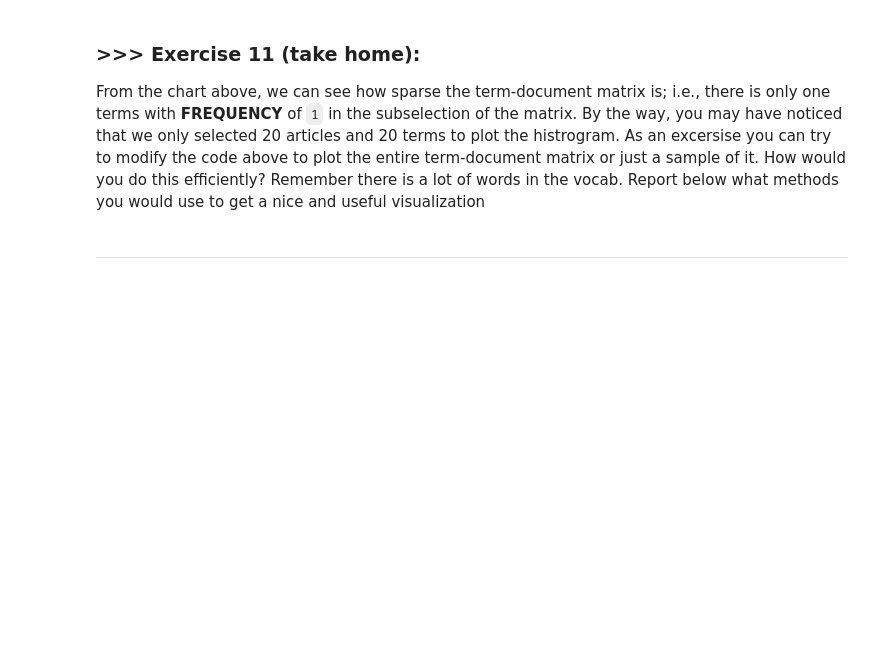
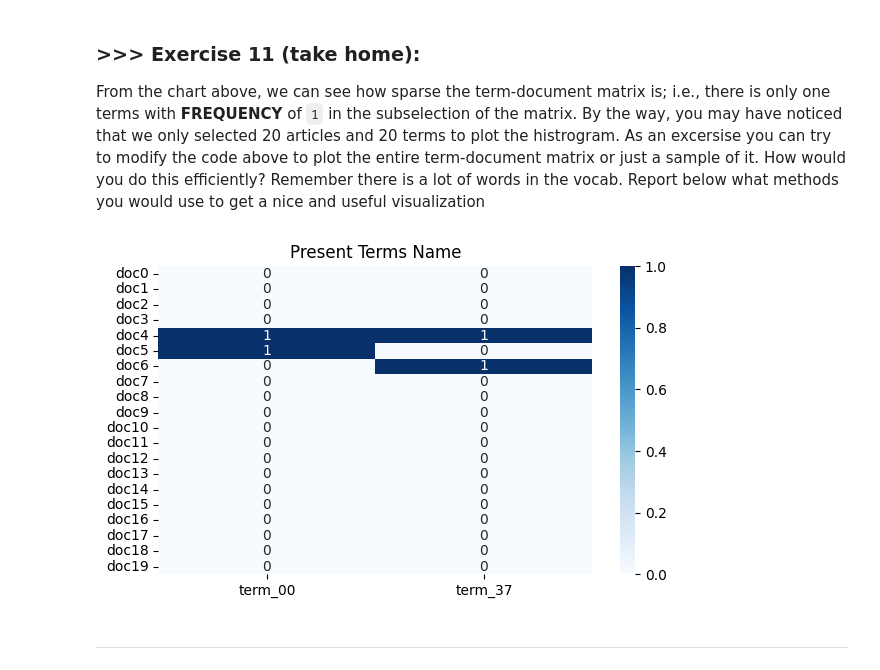
Before and after one commit to hsinyulin1323/DM2025-Lab1-Exercise, a Jupyter notebook: DM2025-Lab1-Master.ipynb, the cells around one changed output. Saved outputs shown, nothing was run; the diff lists cells and outputs as text; code cells hidden in the pictures; blank space fills up the shorter version.

```diff
--- a/DM2025-Lab1-Master.ipynb
+++ b/DM2025-Lab1-Master.ipynb
@@ -255,0 +232,5 @@ In this exercise, please print out the *text* data for the first three samples i
+# %%
+# Answer here
+for i in range(3):
+    print("Example", i+1)
+    print("\n".join(twenty_train.data[i].split("\n")))
@@ -1017,3 +1166,47 @@ From the chart above, we can see how sparse the term-document matrix is; i.e., t
+# %%
+# Answer here 嘗試了前50個詞
+"""
+我的思路：
+把plot_z矩陣的x軸過濾。
+    20篇文章中，編號前50的詞彙的出現中有出現1的詞抓出來（把整個橫軸加總）
+再看看是出現在哪篇文章中，查這些詞分別是代表哪個term
+再回頭看這些詞在不同文章 (row) 裡有沒有出現
+圖表最後的x軸按照詞頻率由高到低排列
+"""
+import seaborn as sns
+
+plot_zzz = X_counts[0:20,0:50].toarray()
+
+# 找出哪些詞在這個 20x50 子矩陣裡至少出現一次
+mask = plot_zzz.sum(axis=0) > 0   # 對欄做總和
+selected_terms = count_vect.get_feature_names_out()[:50][mask]
+orig_cols  = np.arange(len(mask))[mask]
+words      = selected_terms
+"""
+# 3) 由原始索引取真正的詞彙
+feat_names = count_vect.get_feature_names_out()
+words = feat_names[orig_cols]
+"""
+
+term_codes = [f"term_{j:02d}" for j in orig_cols]
+
+term_freqs = plot_zzz[:, mask].sum(axis=0) #篩選出有出現過的詞」
+sorted_idx = np.argsort(-term_freqs) #按照詞頻順序重新排列
+
+#看這些詞在不同文章 (row) 裡有沒有出現
+df_todraw = pd.DataFrame(
+    plot_zzz[:, mask][:, sorted_idx],
+    #columns= term_codes,
+    columns=[f"term_{orig_cols[j]:02d}" for j in sorted_idx],
+    index=[f"doc{i}" for i in range(20)]
+)
+
+plt.figure(figsize=(7,4))
+sns.heatmap(df_todraw, cmap='Blues' , annot=True, cbar=True)
+plt.title("Present Terms Name")
+plt.show()
+# %% [output]
+[figure, added]
 # %% [markdown]
 ---
 # %% [markdown]
```
Also changed, not shown: parts of 46 cells of this notebook, 1 other file.
